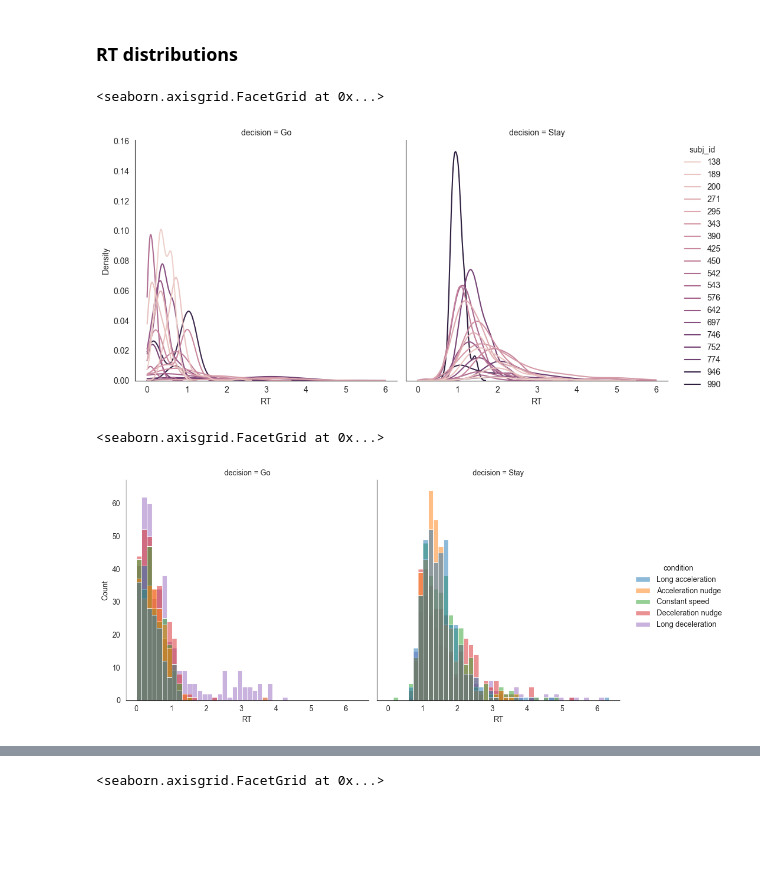
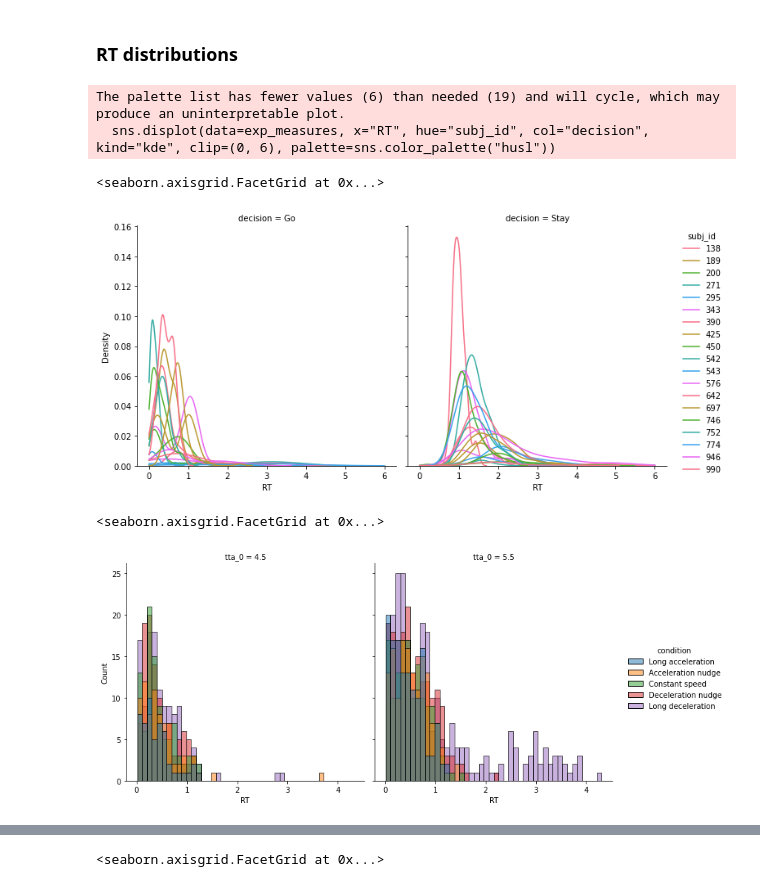
Before and after one commit to tud-hri/nudging-humans-in-traffic, a Jupyter notebook: 04_figures.ipynb, the cells around one changed output, grey strips where cells are left out. Drawn from its saved outputs; the diff is of its cells as text; code cells hidden in the pictures; blank space fills up the shorter version.

```diff
--- a/04_figures.ipynb
+++ b/04_figures.ipynb
@@ -10,7 +10,7 @@ import loss_functions
 from statannot import add_stat_annotation
 from scipy import interpolate
 import os
-sns.set_style(style='white')
+# sns.set_style(style='white')
 # %%
 exp_measures = pd.read_csv("data/measures.csv")
 
@@ -86,12 +91,14 @@ def plot_var_by_condition(exp_measures, model_measures, var, model_label, includ
 # %% [markdown]
 ### RT distributions
 # %%
-sns.displot(data=exp_measures, x="RT", hue="subj_id", col="decision", kind="kde", clip=(0, 6))
+sns.displot(data=exp_measures, x="RT", hue="subj_id", col="decision", kind="kde", clip=(0, 6), palette=sns.color_palette("husl"))
 # %% [output]
-<seaborn.axisgrid.FacetGrid at 0x...>
+The palette list has fewer values (6) than needed (19) and will cycle, which may produce an uninterpretable plot.
+  sns.displot(data=exp_measures, x="RT", hue="subj_id", col="decision", kind="kde", clip=(0, 6), palette=sns.color_palette("husl"))
+<seaborn.axisgrid.FacetGrid at 0x...>
-[figure, old version]
+[figure, new version]
 # %%
-sns.displot(data=exp_measures, x="RT", hue="condition", col="decision", kind="hist")
+sns.displot(data=exp_measures[exp_measures.decision=="Go"], x="RT", hue="condition", col="tta_0", kind="hist")
 # %% [output]
 <seaborn.axisgrid.FacetGrid at 0x...>
-[figure, old version]
+[figure, new version]
```
Also changed, not shown: parts of 9 cells of this notebook, 3 other files.
